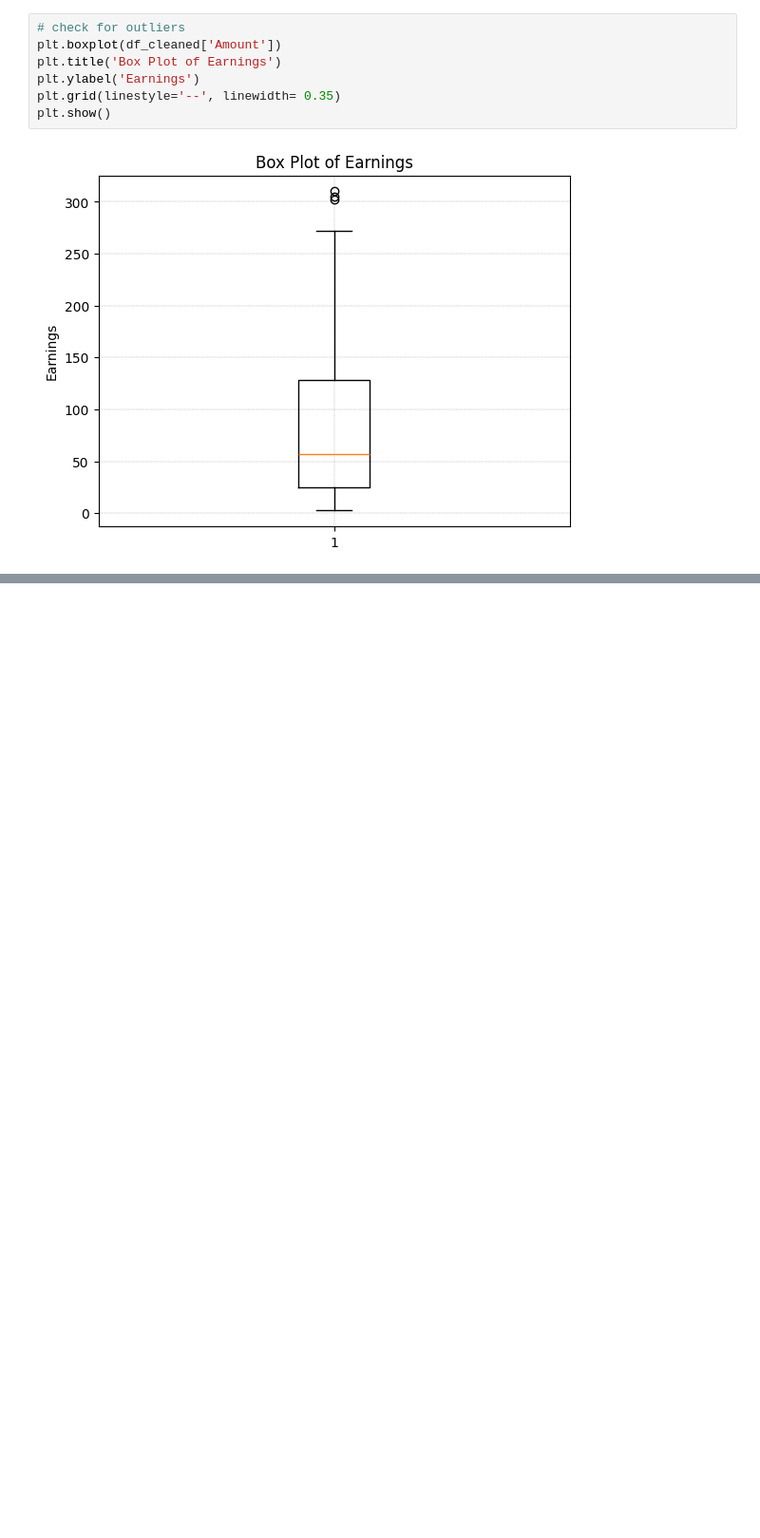
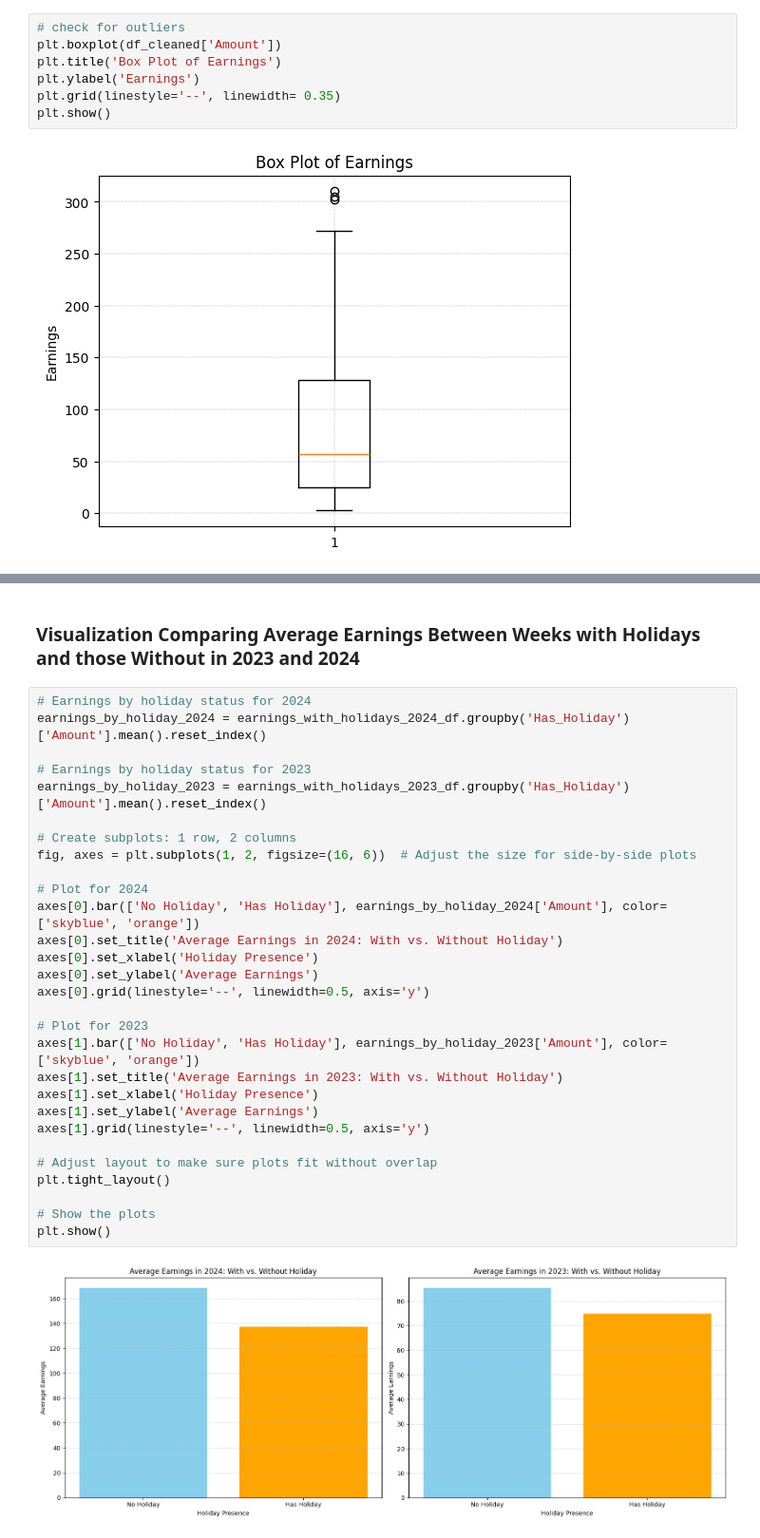
Before and after one commit to randy-kip/freelance-prediction, a Jupyter notebook: notebooks/01_data_exploration.ipynb, the cells around one changed output, grey strips where cells are left out. Shown at 95% size. Drawn from its saved outputs; the diff is of its cells as text; blank space fills up the shorter version.

```diff
--- a/notebooks/01_data_exploration.ipynb
+++ b/notebooks/01_data_exploration.ipynb
@@ -288,0 +354,33 @@ plt.show()
+# %% [markdown]
+### Visualization Comparing Average Earnings Between Weeks with Holidays and those Without in 2023 and 2024
+# %%
+# Earnings by holiday status for 2024
+earnings_by_holiday_2024 = earnings_with_holidays_2024_df.groupby('Has_Holiday')['Amount'].mean().reset_index()
+
+# Earnings by holiday status for 2023
+earnings_by_holiday_2023 = earnings_with_holidays_2023_df.groupby('Has_Holiday')['Amount'].mean().reset_index()
+
+# Create subplots: 1 row, 2 columns
+fig, axes = plt.subplots(1, 2, figsize=(16, 6))  # Adjust the size for side-by-side plots
+
+# Plot for 2024
+axes[0].bar(['No Holiday', 'Has Holiday'], earnings_by_holiday_2024['Amount'], color=['skyblue', 'orange'])
+axes[0].set_title('Average Earnings in 2024: With vs. Without Holiday')
+axes[0].set_xlabel('Holiday Presence')
+axes[0].set_ylabel('Average Earnings')
+axes[0].grid(linestyle='--', linewidth=0.5, axis='y')
+
+# Plot for 2023
+axes[1].bar(['No Holiday', 'Has Holiday'], earnings_by_holiday_2023['Amount'], color=['skyblue', 'orange'])
+axes[1].set_title('Average Earnings in 2023: With vs. Without Holiday')
+axes[1].set_xlabel('Holiday Presence')
+axes[1].set_ylabel('Average Earnings')
+axes[1].grid(linestyle='--', linewidth=0.5, axis='y')
+
+# Adjust layout to make sure plots fit without overlap
+plt.tight_layout()
+
+# Show the plots
+plt.show()
+# %% [output]
+[figure, added]
```
Also changed, not shown: parts of 16 cells of this notebook.
